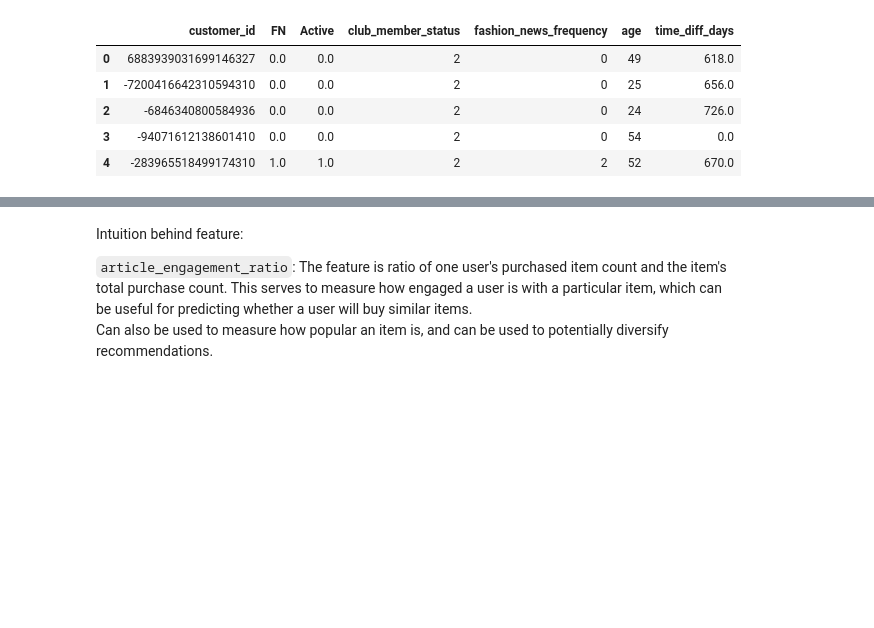
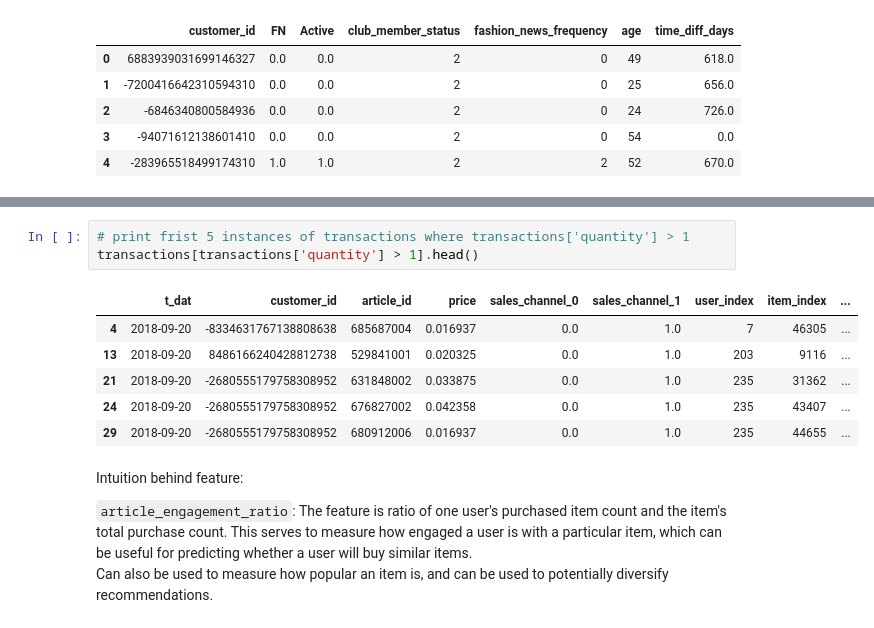
Before and after one commit to Afats/HnM-recco, a Jupyter notebook: hnm-notebook.ipynb, the cells around one changed output, grey strips where cells are left out. Cells and saved outputs as stored; diff of their text form; blank space fills up the shorter version.

```diff
--- a/hnm-notebook.ipynb
+++ b/hnm-notebook.ipynb
@@ -588,3 +600,13 @@ transactions.head()
+# %%
+# print frist 5 instances of transactions where transactions['quantity'] > 1
+transactions[transactions['quantity'] > 1].head()
+# %% [output]
+|  | t_dat | customer_id | article_id | price | sales_channel_0 | sales_channel_1 | user_index | item_index | ... |
+| 4 | 2018-09-20 | -8334631767138808638 | 685687004 | 0.016937 | 0.0 | 1.0 | 7 | 46305 | ... |
+| 13 | 2018-09-20 | 8486166240428812738 | 529841001 | 0.020325 | 0.0 | 1.0 | 203 | 9116 | ... |
+| 21 | 2018-09-20 | -2680555179758308952 | 631848002 | 0.033875 | 0.0 | 1.0 | 235 | 31362 | ... |
+| 24 | 2018-09-20 | -2680555179758308952 | 676827002 | 0.042358 | 0.0 | 1.0 | 235 | 43407 | ... |
+| 29 | 2018-09-20 | -2680555179758308952 | 680912006 | 0.016937 | 0.0 | 1.0 | 235 | 44655 | ... |
 # %% [markdown]
 Intuition behind feature: <br>
 
```
Also changed, not shown: parts of 1 cell of this notebook.
